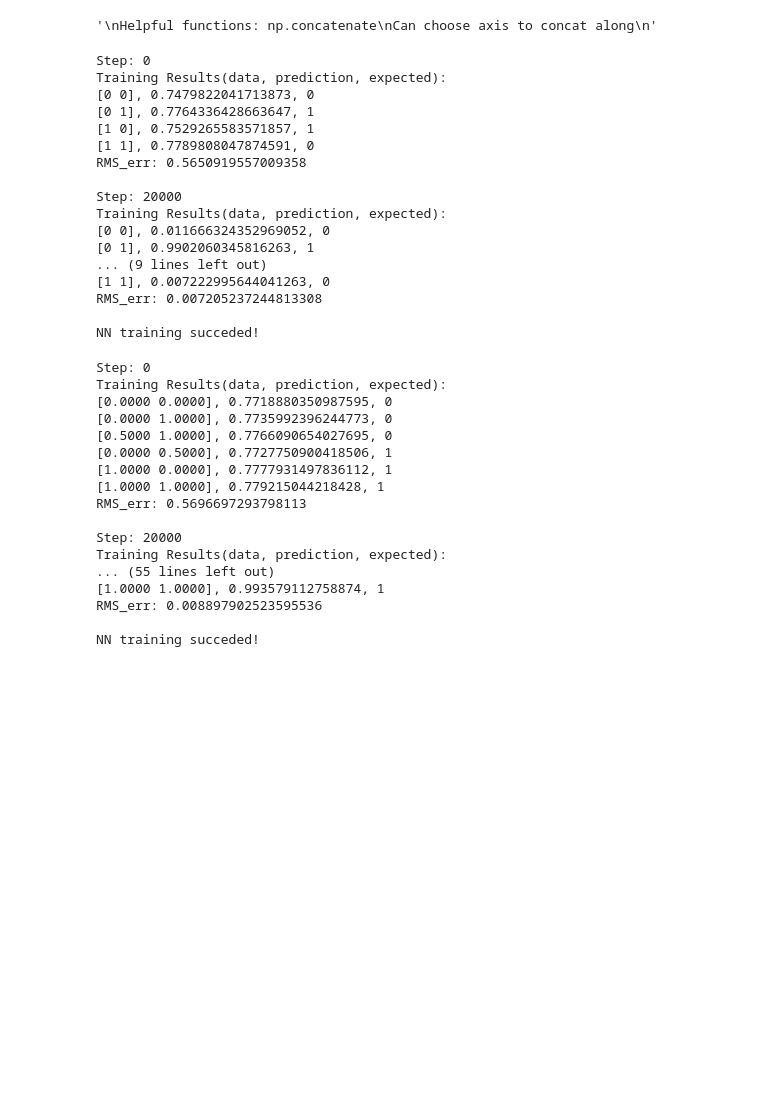
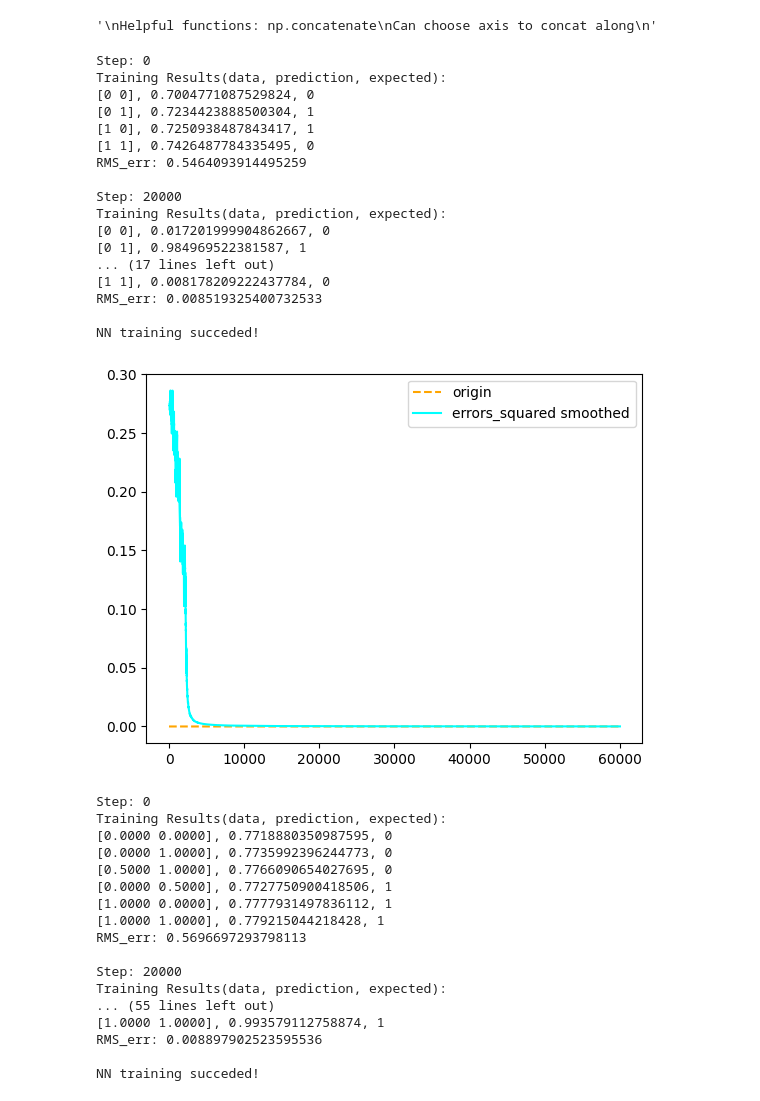
Before and after one commit to arif-syraj-usfca/hw3-686, a Jupyter notebook: Arif_Syraj_HW3.ipynb, the cells around one changed output. Cells and saved outputs as stored; diff of their text form; code cells hidden in the pictures; blank space fills up the shorter version.

Commit message:
Visualize losses

```diff
--- a/Arif_Syraj_HW3.ipynb
+++ b/Arif_Syraj_HW3.ipynb
@@ -121,6 +121,7 @@ class NeuralNetwork:
         # Array to store inputs for each layer. Last layer's 'input' is the activation of the last hidden layer
         self.inputs = [np.array([]) for _ in range(self.num_layers)]
         self.errors = []
+        self.errors_squared = []
         self.is_trained = False
 
     def forward_prop(self, X: np.ndarray, verbose: bool=False):
@@ -198,7 +199,9 @@ class NeuralNetwork:
         if verbose:
             print(z)
         curr_target = np.atleast_2d(curr_target)
-        self.errors.append(np.array([curr_target - z]))
+        error = np.array(curr_target - z)
+        self.errors.append(error.squeeze())
+        self.errors_squared.append(error**2)
 
         # output layer delta has diff formula
         delta_last = (curr_target - z)*self.activation_derivative(z)
@@ -306,8 +309,6 @@ class NeuralNetwork:
         Args:
             x (np.ndarray): input
         """
-        if not isinstance(x, np.ndarray) or not x.any():
-            raise Exception("Input must be given and be a numpy array")
         return self.forward_prop(x, False)
 
     def predict_many(self, X, y):
@@ -320,7 +321,17 @@ class NeuralNetwork:
         Args:
             Nsamp (int, optional): _description_. Defaults to 2000.
         """
+        # predictions = []
+        # for iter in range(Nsamp)
         return
+
+    def __smooth_errors(self, window_size=10):
+        window = np.ones(window_size) / window_size
+        return np.convolve(np.array(self.errors_squared).flatten(), window, mode='valid')
+
+    def get_smoothed_errors_squared(self, window_size=10):
+        smoothed_errors = self.__smooth_errors(min(window_size, len(self.errors_squared)))
+        return np.array(self.errors_squared), smoothed_errors
 # %%
 XOR = NeuralNetwork([2, 2, 1], activation='sigmoid', verbose=False)
 
@@ -329,30 +340,46 @@ X = np.array([[0, 0],
             [1, 0],
             [1, 1]])
 y = np.array([0, 1, 1, 0])
-
+steps = 2*10**5
 XOR.fit(X,
          y,
-         steps=2*10**5,
-         learning_rate=2.5,
+         steps=steps,
+         learning_rate=1.2,
          verbose=False)
 # %% [output]
 Step: 0
 Training Results(data, prediction, expected):
-[0 0], 0.7479822041713873, 0
-[0 1], 0.7764336428663647, 1
-[1 0], 0.7529265583571857, 1
-[1 1], 0.7789808047874591, 0
-RMS_err: 0.5650919557009358
+[0 0], 0.7004771087529824, 0
+[0 1], 0.7234423888500304, 1
+[1 0], 0.7250938487843417, 1
+[1 1], 0.7426487784335495, 0
+RMS_err: 0.5464093914495259
 
 Step: 20000
 Training Results(data, prediction, expected):
-[0 0], 0.011666324352969052, 0
-[0 1], 0.9902060345816263, 1
-... (9 lines left out)
-[1 1], 0.007222995644041263, 0
-RMS_err: 0.007205237244813308
+[0 0], 0.017201999904862667, 0
+[0 1], 0.984969522381587, 1
+... (17 lines left out)
+[1 1], 0.008178209222437784, 0
+RMS_err: 0.008519325400732533
 
 NN training succeded!
+# %%
+# Show smoothed loss function vs training steps
+window_size = 100
+errors_squared, smoothed_errors = XOR.get_smoothed_errors_squared(window_size)
+errors_squared = errors_squared.flatten()
+num_errors = len(errors_squared)
+x_errors = np.linspace(0, num_errors, num_errors)
+x_smoothed = np.linspace(window_size, num_errors, len(smoothed_errors))
+origin = np.zeros(num_errors)
+plt.plot(x_errors, origin, '--', label='origin', color='orange')
+# plt.plot(x_errors, errors_squared, label="errors_squared raw", color='blue')
+plt.plot(x_smoothed, smoothed_errors, label="errors_squared smoothed", color='cyan')
+plt.legend()
+plt.show()
+# %% [output]
+[figure, added]
 # %%
 nn = NeuralNetwork([2, 2, 2, 1], activation='sigmoid', verbose=False)
 
```
Also changed, not shown: parts of 1 cell of this notebook.
